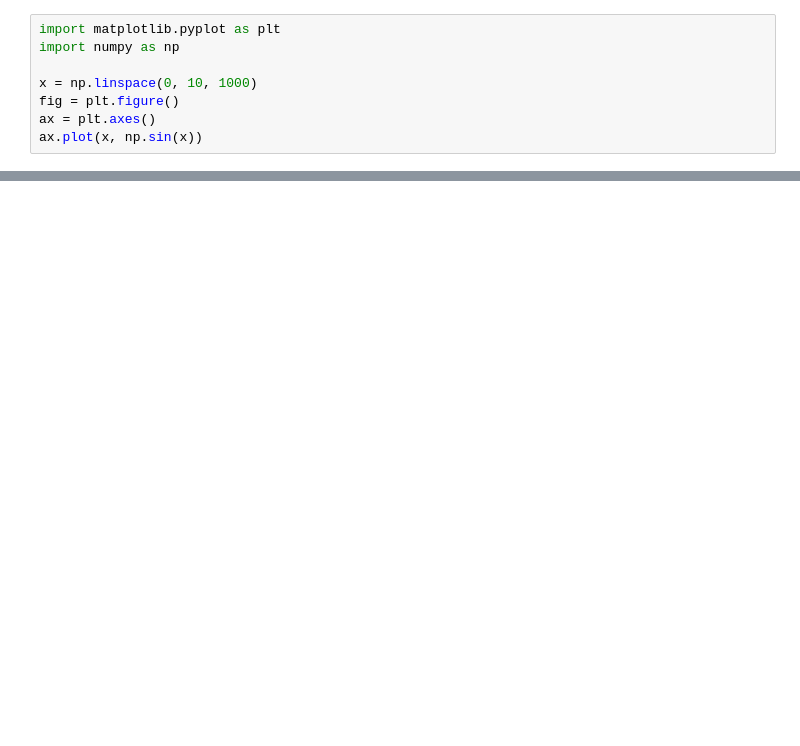
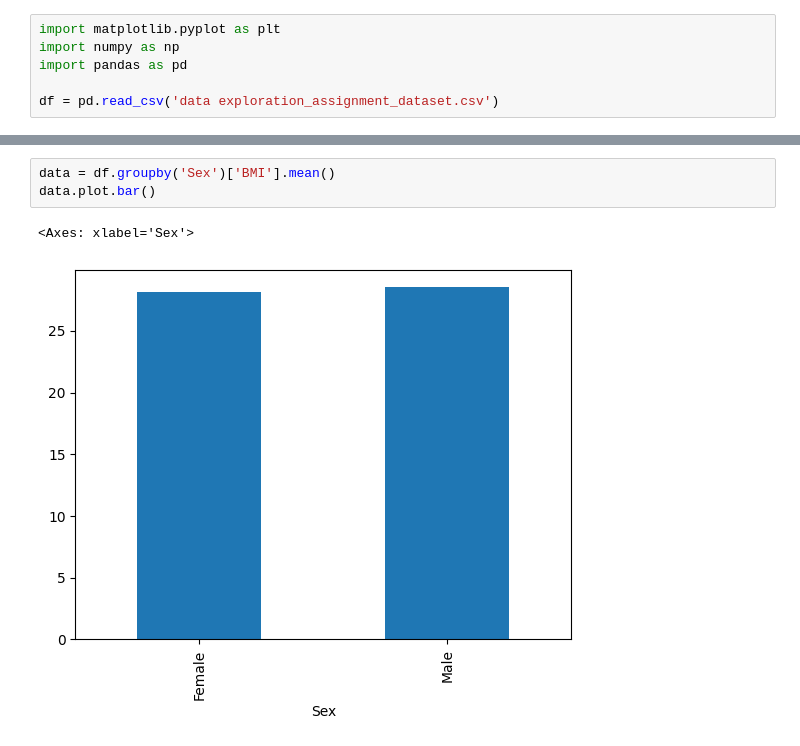
Before and after one commit to KidQuant/AOT, a Jupyter notebook: Tuesday A/Lesson 5 - Data Exploration and Visualizations/Untitled.ipynb, the cells around one changed output, grey strips where cells are left out. Cells and saved outputs as stored; diff of their text form; blank space fills up the shorter version.

```diff
--- a/Tuesday A/Lesson 5 - Data Exploration and Visualizations/Untitled.ipynb
+++ b/Tuesday A/Lesson 5 - Data Exploration and Visualizations/Untitled.ipynb
@@ -1,8 +1,6 @@
 # %%
 import matplotlib.pyplot as plt
 import numpy as np
+import pandas as pd
 
-x = np.linspace(0, 10, 1000)
-fig = plt.figure()
-ax = plt.axes()
-ax.plot(x, np.sin(x))
+df = pd.read_csv('data exploration_assignment_dataset.csv')
@@ -11,0 +16,6 @@ ax.plot(x, np.sin(x))
+# %%
+data = df.groupby('Sex')['BMI'].mean()
+data.plot.bar()
+# %% [output]
+<Axes: xlabel='Sex'>
+[figure, added]
```
Also changed, not shown: parts of 5 cells of this notebook, 11 other files.
